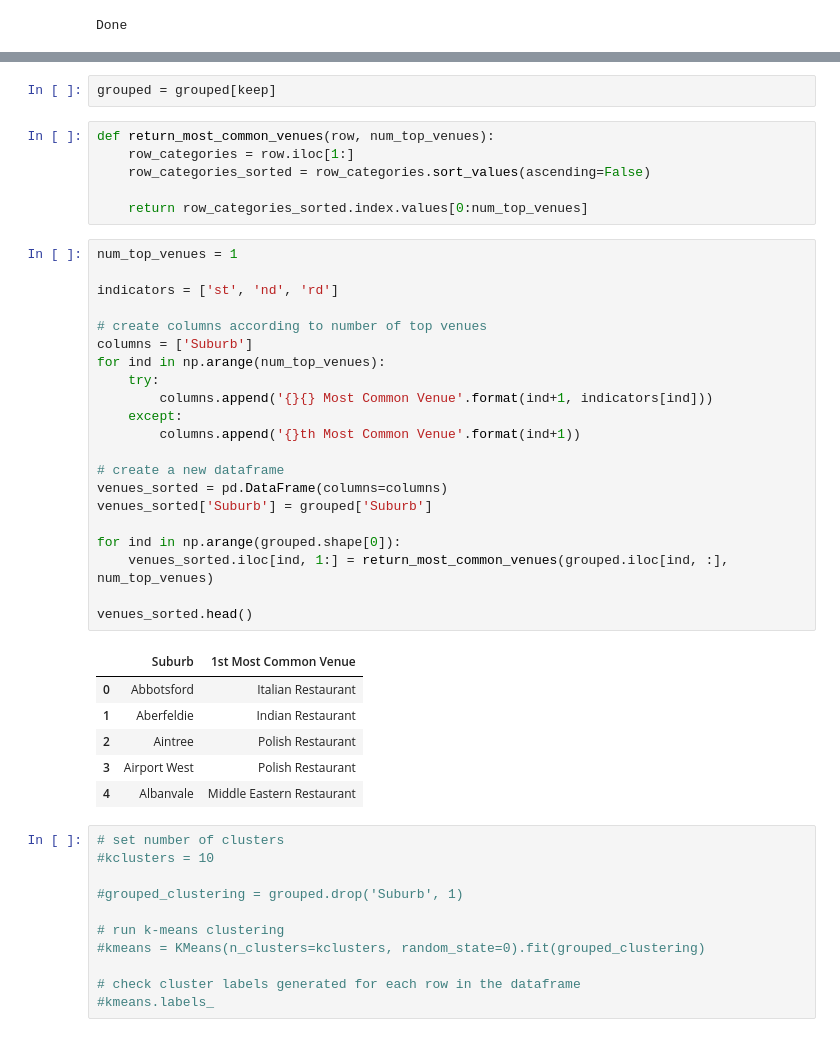
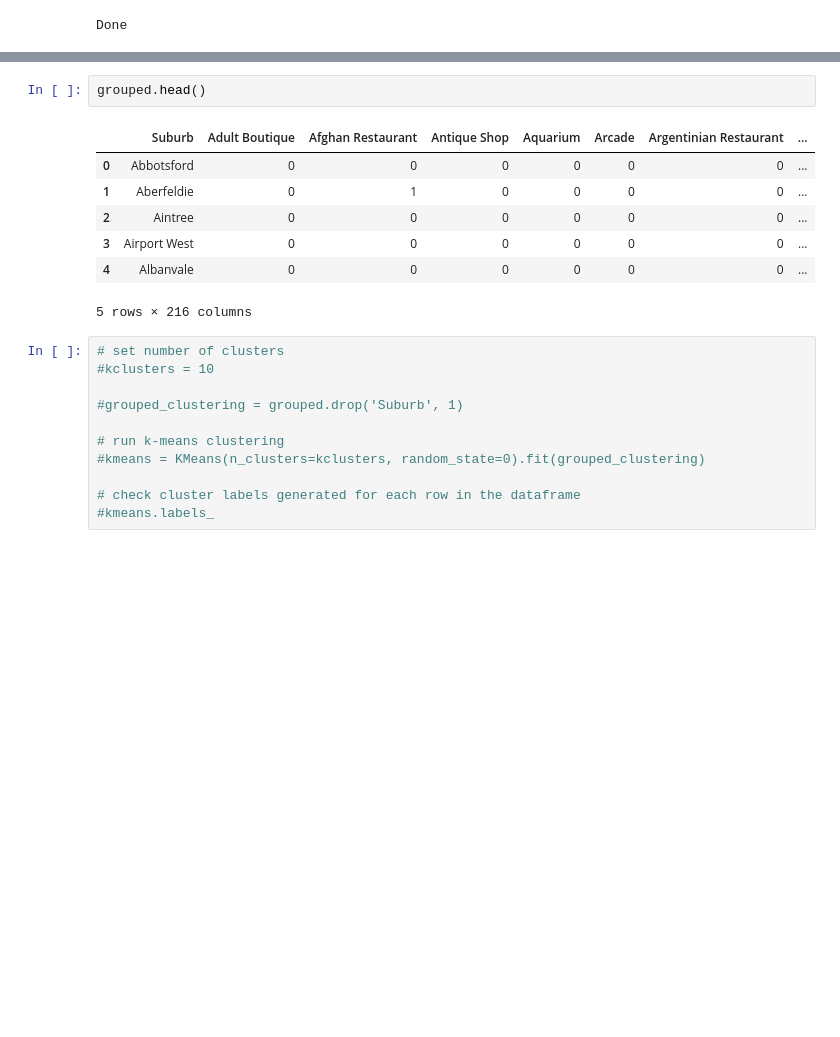
Before and after one commit to mattburtnz07/IBM-Capstone-Data-Science-Certificate, a Jupyter notebook: Final Project Matt.ipynb, the cells around one changed output, grey strips where cells are left out. Drawn from its saved outputs; the diff is of its cells as text; blank space fills up the shorter version.

```diff
--- a/Final Project Matt.ipynb
+++ b/Final Project Matt.ipynb
@@ -289,39 +255,13 @@ for i in keep_venues:
-# %%
-grouped = grouped[keep]
-# %%
-def return_most_common_venues(row, num_top_venues):
-    row_categories = row.iloc[1:]
-    row_categories_sorted = row_categories.sort_values(ascending=False)
-
-    return row_categories_sorted.index.values[0:num_top_venues]
-# %%
-num_top_venues = 1
-
-indicators = ['st', 'nd', 'rd']
-
-# create columns according to number of top venues
-columns = ['Suburb']
-for ind in np.arange(num_top_venues):
-    try:
-        columns.append('{}{} Most Common Venue'.format(ind+1, indicators[ind]))
-    except:
-        columns.append('{}th Most Common Venue'.format(ind+1))
-
-# create a new dataframe
-venues_sorted = pd.DataFrame(columns=columns)
-venues_sorted['Suburb'] = grouped['Suburb']
-
-for ind in np.arange(grouped.shape[0]):
-    venues_sorted.iloc[ind, 1:] = return_most_common_venues(grouped.iloc[ind, :], num_top_venues)
-
-venues_sorted.head()
-# %% [output]
-|  | Suburb | 1st Most Common Venue |
-| 0 | Abbotsford | Italian Restaurant |
-| 1 | Aberfeldie | Indian Restaurant |
-| 2 | Aintree | Polish Restaurant |
-| 3 | Airport West | Polish Restaurant |
-| 4 | Albanvale | Middle Eastern Restaurant |
+# %%
+grouped.head()
+# %% [output]
+|  | Suburb | Adult Boutique | Afghan Restaurant | Antique Shop | Aquarium | Arcade | Argentinian Restaurant | ... |
+| 0 | Abbotsford | 0 | 0 | 0 | 0 | 0 | 0 | ... |
+| 1 | Aberfeldie | 0 | 1 | 0 | 0 | 0 | 0 | ... |
+| 2 | Aintree | 0 | 0 | 0 | 0 | 0 | 0 | ... |
+| 3 | Airport West | 0 | 0 | 0 | 0 | 0 | 0 | ... |
+| 4 | Albanvale | 0 | 0 | 0 | 0 | 0 | 0 | ... |
+5 rows × 216 columns
 # %%
 # set number of clusters
 #kclusters = 10
```
Also changed, not shown: parts of 45 cells of this notebook, 6 other files.
